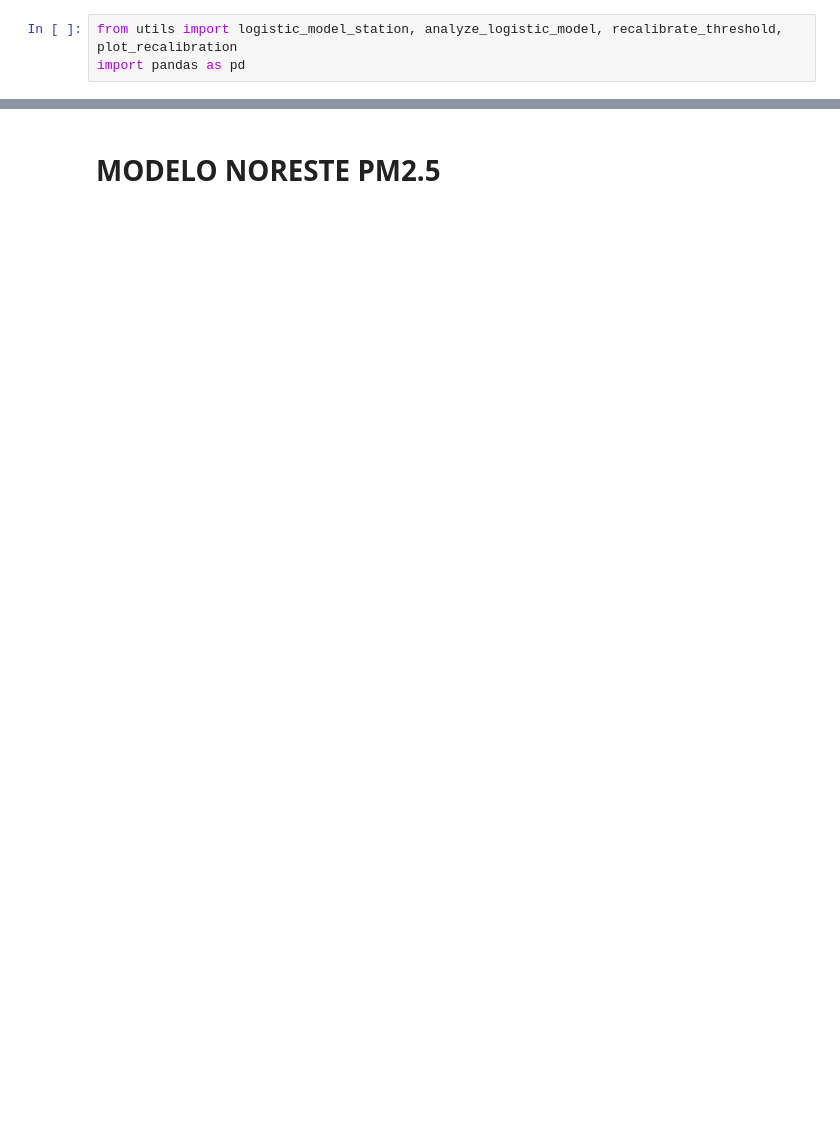
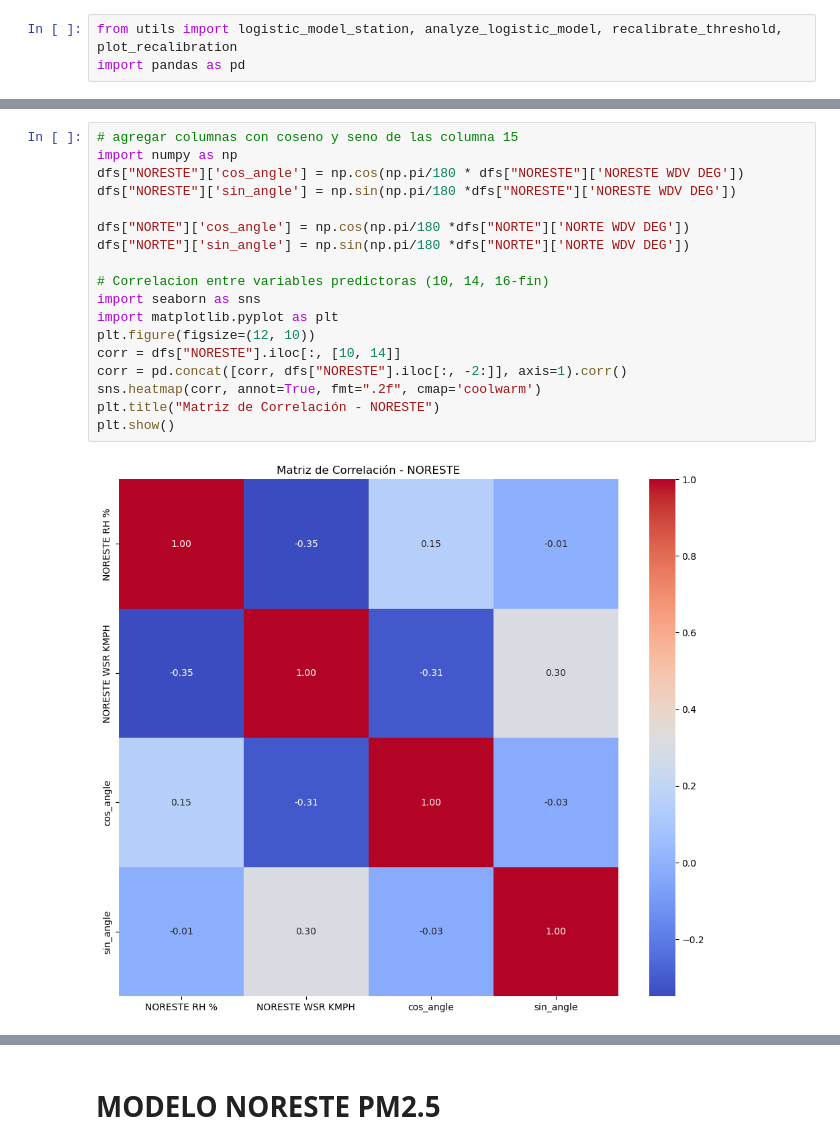
Before and after one commit to albo437/MA2003B, a Jupyter notebook: modelo.ipynb, the cells around one changed output, grey strips where cells are left out. Cells and saved outputs as stored; diff of their text form; blank space fills up the shorter version.

```diff
--- a/modelo.ipynb
+++ b/modelo.ipynb
@@ -27,3 +81,23 @@ for name in names:
+# %%
+# agregar columnas con coseno y seno de las columna 15
+import numpy as np
+dfs["NORESTE"]['cos_angle'] = np.cos(np.pi/180 * dfs["NORESTE"]['NORESTE WDV DEG'])
+dfs["NORESTE"]['sin_angle'] = np.sin(np.pi/180 *dfs["NORESTE"]['NORESTE WDV DEG'])
+
+dfs["NORTE"]['cos_angle'] = np.cos(np.pi/180 *dfs["NORTE"]['NORTE WDV DEG'])
+dfs["NORTE"]['sin_angle'] = np.sin(np.pi/180 *dfs["NORTE"]['NORTE WDV DEG'])
+
+# Correlacion entre variables predictoras (10, 14, 16-fin)
+import seaborn as sns
+import matplotlib.pyplot as plt
+plt.figure(figsize=(12, 10))
+corr = dfs["NORESTE"].iloc[:, [10, 14]]
+corr = pd.concat([corr, dfs["NORESTE"].iloc[:, -2:]], axis=1).corr()
+sns.heatmap(corr, annot=True, fmt=".2f", cmap='coolwarm')
+plt.title("Matriz de Correlación - NORESTE")
+plt.show()
+# %% [output]
+[figure, added]
 # %%
 # Ejemplo de uso para la estacion NORTE
 model_norte, report_norte = logistic_model_station(
```
Also changed, not shown: parts of 37 cells of this notebook, 1 other file.
